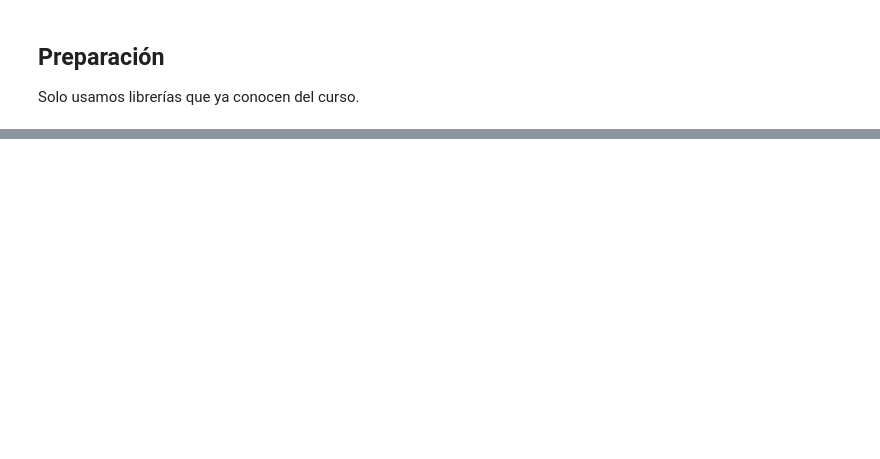
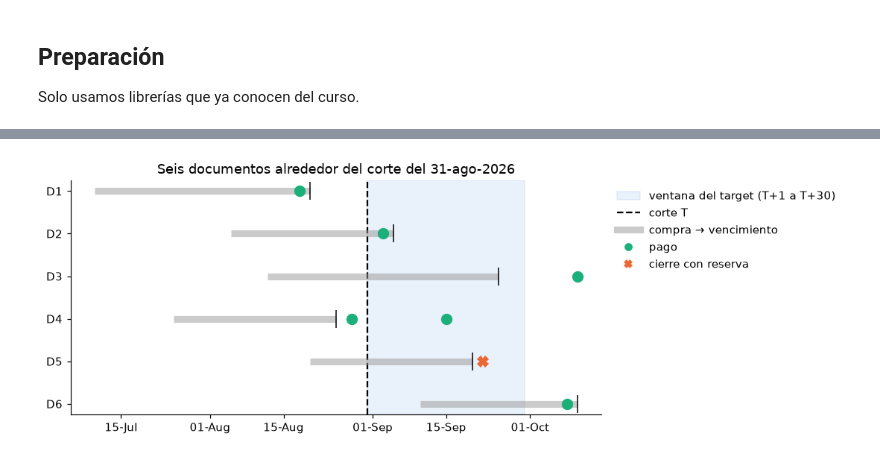
Before and after one commit to sergiomorapardo/StochasticAITechniquesClass, a Jupyter notebook: Notebooks/L14_HackathonFraming.ipynb, the cells around one changed output, grey strips where cells are left out. Drawn from its saved outputs; the diff is of its cells as text; code cells hidden in the pictures; blank space fills up the shorter version.

```diff
--- a/Notebooks/L14_HackathonFraming.ipynb
+++ b/Notebooks/L14_HackathonFraming.ipynb
@@ -481,0 +110,18 @@ El reto no es elegir el algoritmo más sofisticado. Es **plantear bien el proble
+# %%
+T = pd.Timestamp("2026-08-31")
+H = 30
+
+docs = pd.DataFrame({
+    "documento":     ["D1", "D2", "D3", "D4", "D5", "D6"],
+    "fecha_compra":  pd.to_datetime(["2026-07-10", "2026-08-05", "2026-08-12", "2026-07-25", "2026-08-20", "2026-09-10"]),
+    "fecha_vence":   pd.to_datetime(["2026-08-20", "2026-09-05", "2026-09-25", "2026-08-25", "2026-09-20", "2026-10-10"]),
+    "valor_nominal": [5_000, 4_000, 6_000, 8_000, 3_000, 2_000],
+})
+movs = pd.DataFrame({
+    "documento": ["D1", "D2", "D3", "D4", "D4", "D5", "D6"],
+    "fecha":     pd.to_datetime(["2026-08-18", "2026-09-03", "2026-10-10", "2026-08-28", "2026-09-15", "2026-09-22", "2026-10-08"]),
+    "tipo":      ["pago", "pago", "pago", "pago", "pago", "cierre_reserva", "pago"],
+    "caja":      [5_000, 4_000, 6_000, 5_000, 3_000, 0, 2_000],
+    "descuenta": [5_000, 4_000, 6_000, 5_000, 3_000, 3_000, 2_000],
+})
+display(docs, movs)
@@ -481,0 +144,20 @@ El reto no es elegir el algoritmo más sofisticado. Es **plantear bien el proble
+# %%
+fig, ax = plt.subplots(figsize=(10, 3.6))
+ax.axvspan(T, T + pd.Timedelta(days=H), color="#2a78d6", alpha=0.10, label="ventana del target (T+1 a T+30)")
+ax.axvline(T, color="black", lw=1.5, ls="--", label="corte T")
+estilo = {"pago": dict(marker="o", color="#1baf7a"), "cierre_reserva": dict(marker="X", color="#eb6834")}
+for i, d in enumerate(docs.itertuples()):
+    ax.plot([d.fecha_compra, d.fecha_vence], [i, i], color="#999999", lw=6, solid_capstyle="butt", alpha=0.5)
+    ax.plot(d.fecha_vence, i, marker="|", ms=16, color="black")
+    for m in movs[movs["documento"] == d.documento].itertuples():
+        ax.plot(m.fecha, i, ms=9, ls="none", **estilo[m.tipo])
+ax.plot([], [], color="#999999", lw=6, alpha=0.5, label="compra → vencimiento")
+ax.plot([], [], ls="none", label="pago", **estilo["pago"])
+ax.plot([], [], ls="none", label="cierre con reserva", **estilo["cierre_reserva"])
+ax.set_yticks(range(len(docs)), docs["documento"]); ax.invert_yaxis()
+ax.xaxis.set_major_formatter(mdates.DateFormatter("%d-%b"))
+ax.legend(loc="upper left", bbox_to_anchor=(1.01, 1), frameon=False)
+ax.set_title("Seis documentos alrededor del corte del 31-ago-2026")
+plt.tight_layout(); plt.show()
+# %% [output]
+[figure, added]
```
Also changed, not shown: parts of 54 cells of this notebook.
